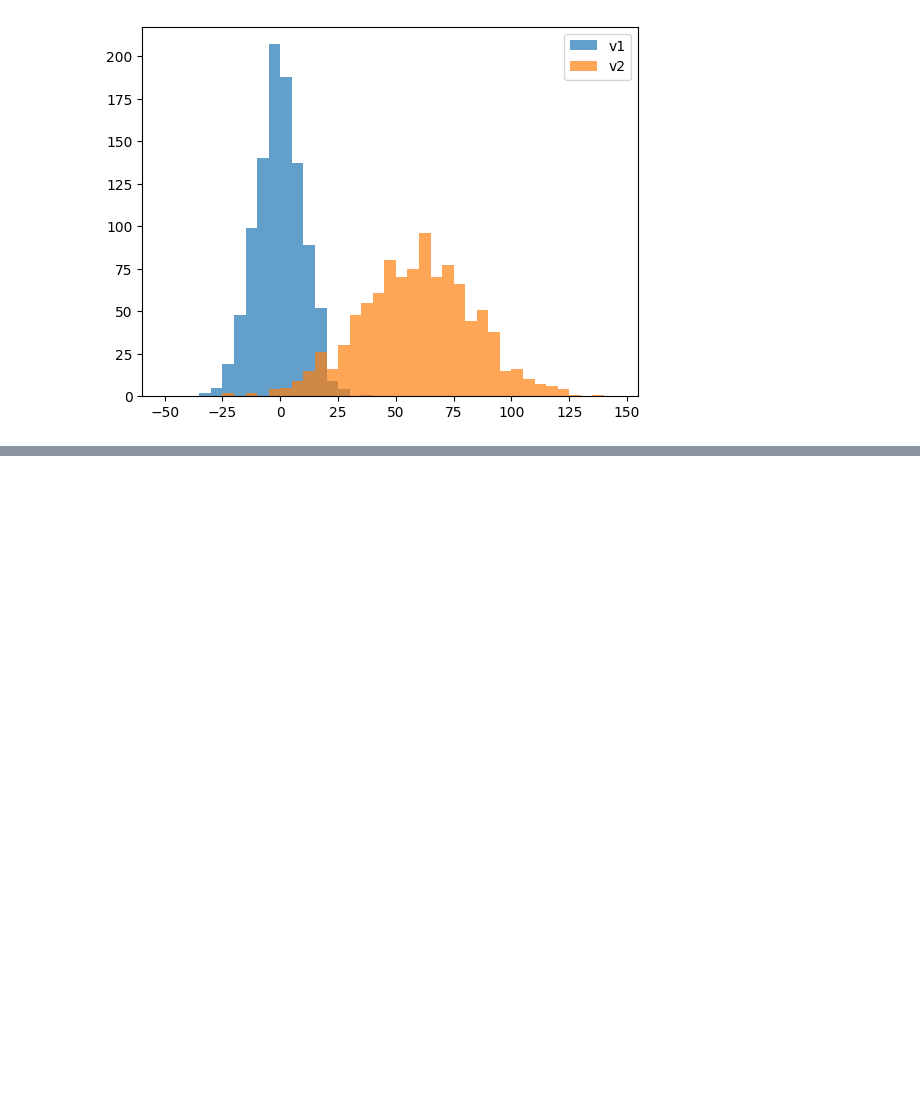
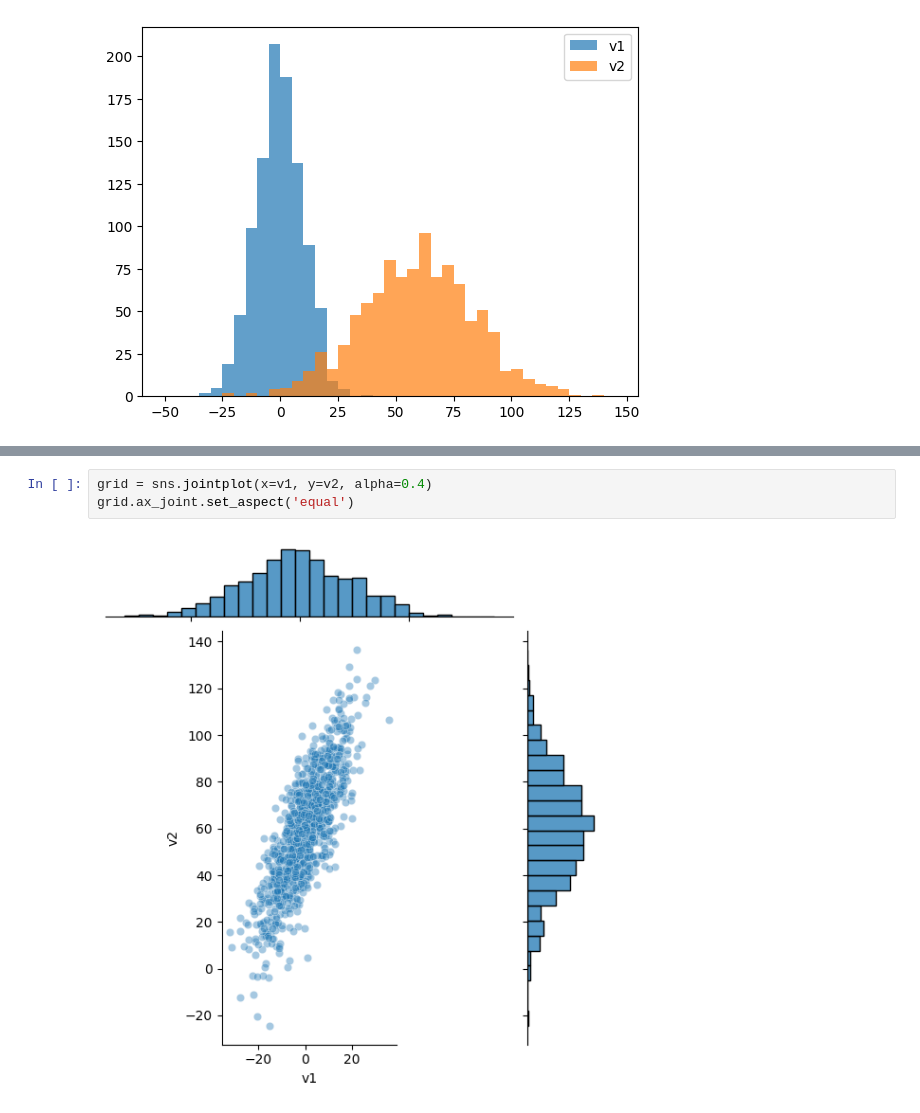
Before and after one commit to Zainab-Ayoub/dataScienceProblems, a Jupyter notebook: seaborn.ipynb, the cells around one changed output, grey strips where cells are left out. Drawn from its saved outputs; the diff is of its cells as text; blank space fills up the shorter version.

```diff
--- a/seaborn.ipynb
+++ b/seaborn.ipynb
@@ -19,0 +33,5 @@ plt.hist([v1, v2], histtype='barstacked'), normed=True
+# %%
+grid = sns.jointplot(x=v1, y=v2, alpha=0.4)
+grid.ax_joint.set_aspect('equal')
+# %% [output]
+[figure, added]
```
Also changed, not shown: parts of 5 cells of this notebook.
